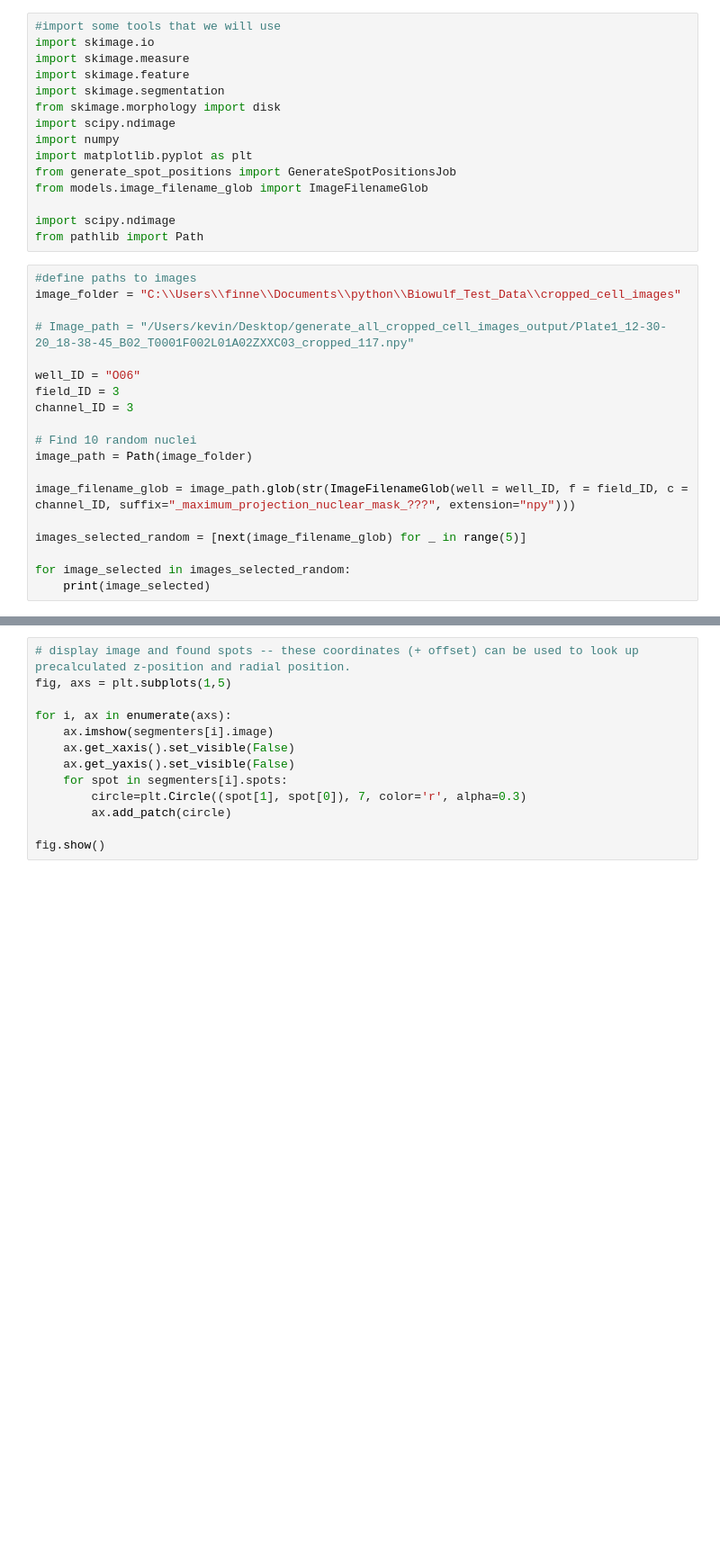
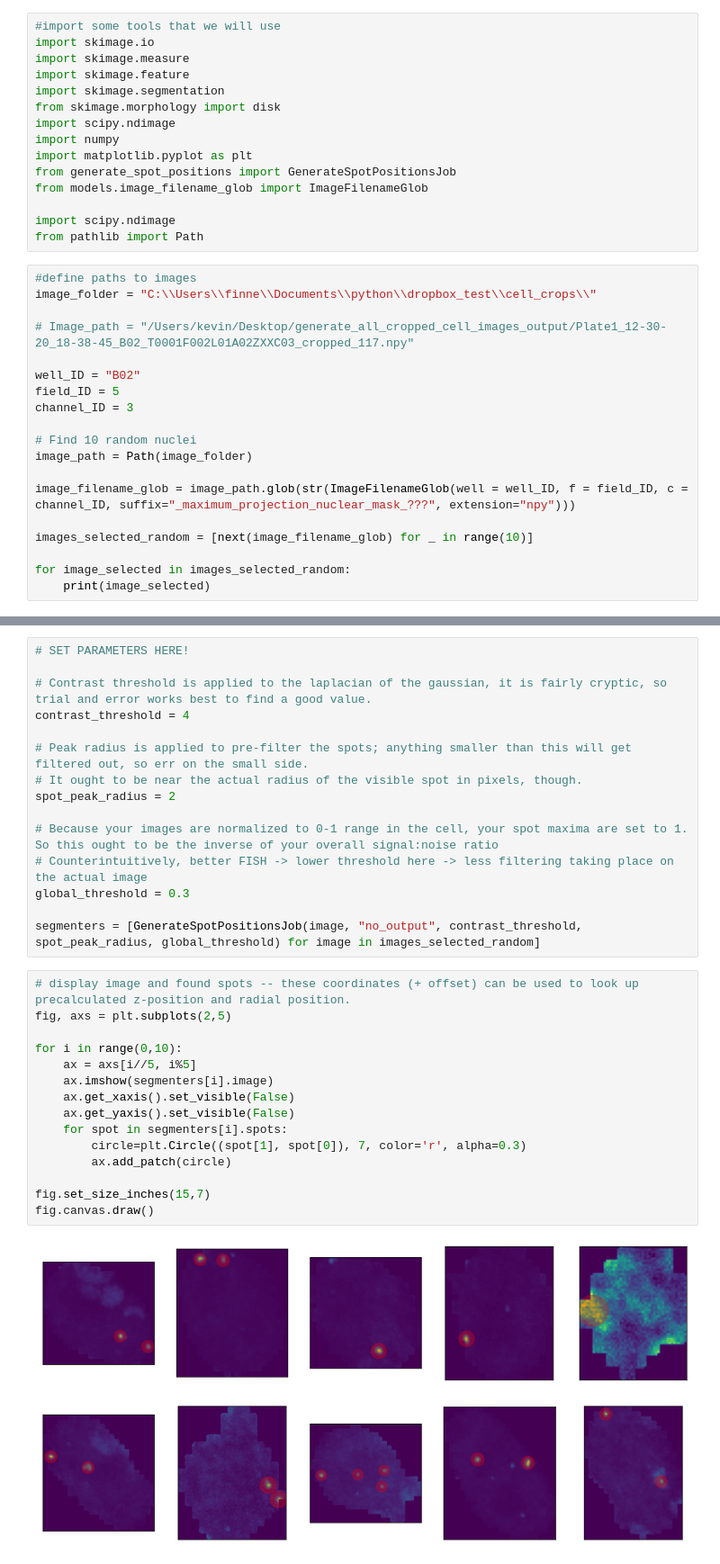
Before and after one commit to elfinn/cell-and-spot-segmentation, a Jupyter notebook: test_spot_segmentation_results.ipynb, the cells around one changed output, grey strips where cells are left out. Shown at 90% size. Drawn from its saved outputs; the diff is of its cells as text; blank space fills up the shorter version.

Commit message:
customizable spot finding in notebook and script

```diff
--- a/test_spot_segmentation_results.ipynb
+++ b/test_spot_segmentation_results.ipynb
@@ -15,12 +15,12 @@ import scipy.ndimage
 from pathlib import Path
 # %%
 #define paths to images
-image_folder = "C:\\Users\\finne\\Documents\\python\\Biowulf_Test_Data\\cropped_cell_images"
+image_folder = "C:\\Users\\finne\\Documents\\python\\dropbox_test\\cell_crops\\"
 
 # Image_path = "/Users/kevin/Desktop/generate_all_cropped_cell_images_output/Plate1_12-30-20_18-38-45_B02_T0001F002L01A02ZXXC03_cropped_117.npy"
 
-well_ID = "O06"
-field_ID = 3
+well_ID = "B02"
+field_ID = 5
 channel_ID = 3
 
 # Find 10 random nuclei
@@ -28,7 +28,7 @@ image_path = Path(image_folder)
 
 image_filename_glob = image_path.glob(str(ImageFilenameGlob(well = well_ID, f = field_ID, c = channel_ID, suffix="_maximum_projection_nuclear_mask_???", extension="npy")))
 
-images_selected_random = [next(image_filename_glob) for _ in range(5)]
+images_selected_random = [next(image_filename_glob) for _ in range(10)]
 
 for image_selected in images_selected_random:
     print(image_selected)
@@ -40,16 +46,35 @@ segmenters = [GenerateSpotPositionsJob(image, "no_output", contrast_threshold) f
+# %%
+# SET PARAMETERS HERE!
+
+# Contrast threshold is applied to the laplacian of the gaussian, it is fairly cryptic, so trial and error works best to find a good value.
+contrast_threshold = 4
+
+# Peak radius is applied to pre-filter the spots; anything smaller than this will get filtered out, so err on the small side.
+# It ought to be near the actual radius of the visible spot in pixels, though.
+spot_peak_radius = 2
+
+# Because your images are normalized to 0-1 range in the cell, your spot maxima are set to 1. So this ought to be the inverse of your overall signal:noise ratio
+# Counterintuitively, better FISH -> lower threshold here -> less filtering taking place on the actual image
+global_threshold = 0.3
+
+segmenters = [GenerateSpotPositionsJob(image, "no_output", contrast_threshold, spot_peak_radius, global_threshold) for image in images_selected_random]
 # %%
 # display image and found spots -- these coordinates (+ offset) can be used to look up precalculated z-position and radial position.
-fig, axs = plt.subplots(1,5)
+fig, axs = plt.subplots(2,5)
 
-for i, ax in enumerate(axs):
+for i in range(0,10):
+    ax = axs[i//5, i%5]
     ax.imshow(segmenters[i].image)
     ax.get_xaxis().set_visible(False)
     ax.get_yaxis().set_visible(False)
     for spot in segmenters[i].spots:
         circle=plt.Circle((spot[1], spot[0]), 7, color='r', alpha=0.3)
         ax.add_patch(circle)
 
-fig.show()
+fig.set_size_inches(15,7)
+fig.canvas.draw()
+# %% [output]
+[figure, added]
 # %%
 # read in config file into hash
 # change hash as needed to reflect parameters above
```
Also changed, not shown: parts of 3 cells of this notebook, 1 other file.
